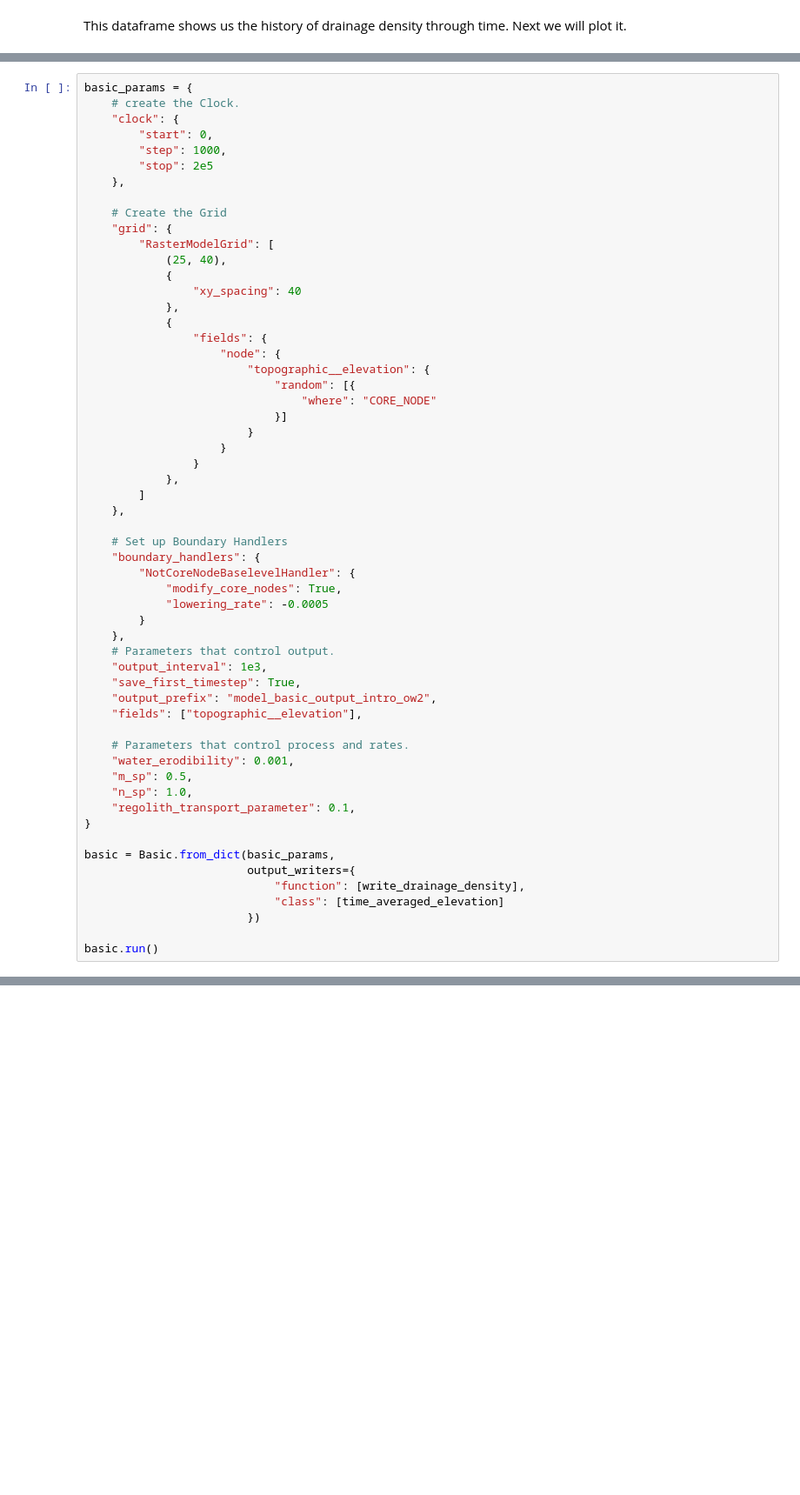
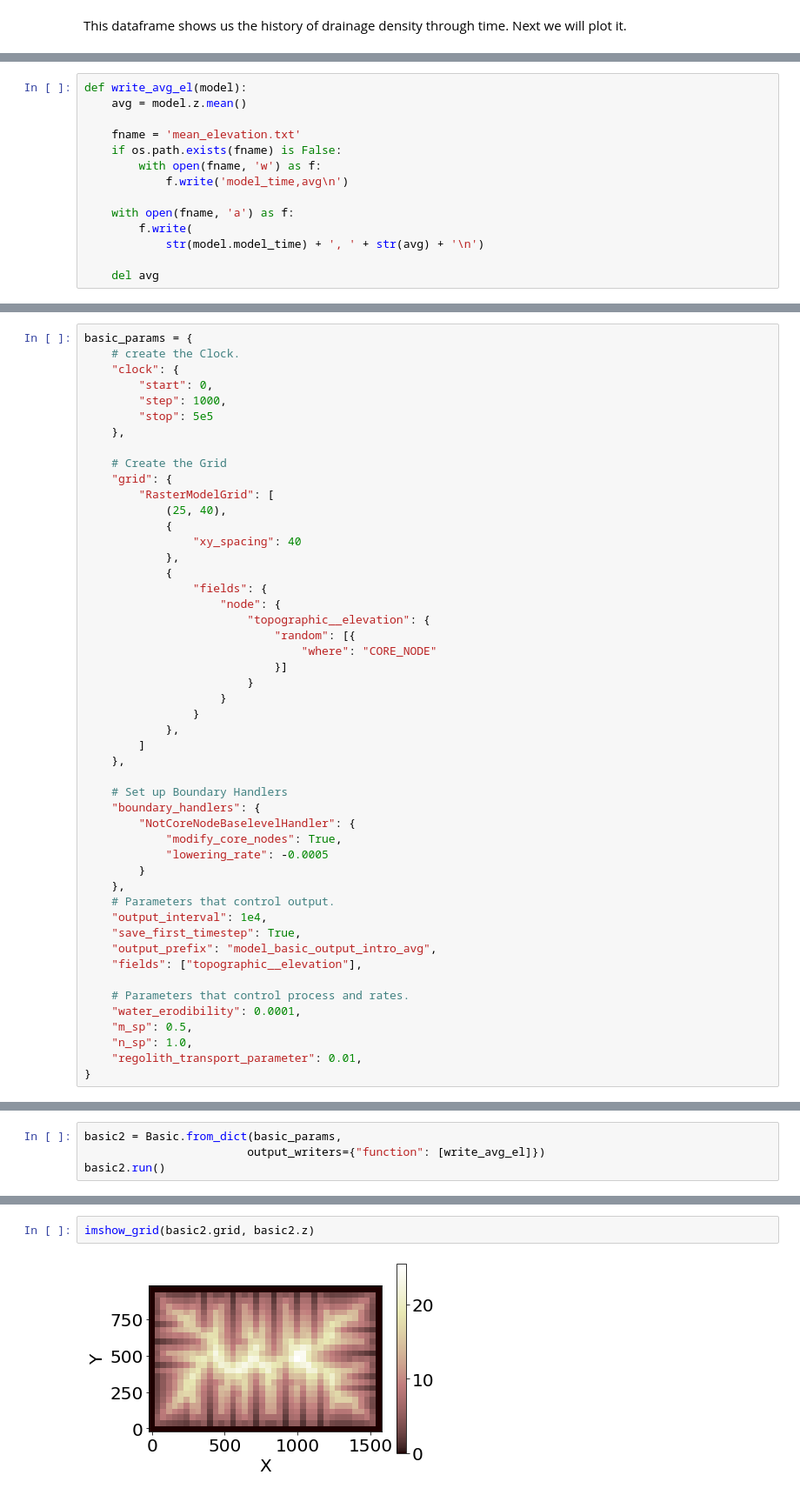
Before and after one commit to csdms/gsa-2020, a Jupyter notebook: notebooks/landlab-terrainbento/example_usage/introduction_to_output_writers.ipynb, the cells around one changed output, grey strips where cells are left out. Shown at 87% size. Cells and saved outputs as stored; diff of their text form; blank space fills up the shorter version.

```diff
--- a/notebooks/landlab-terrainbento/example_usage/introduction_to_output_writers.ipynb
+++ b/notebooks/landlab-terrainbento/example_usage/introduction_to_output_writers.ipynb
@@ -227,0 +212,14 @@ Next we run the model with the new output writer. Note that if you want to use m
+# %%
+def write_avg_el(model):
+    avg = model.z.mean()
+
+    fname = 'mean_elevation.txt'
+    if os.path.exists(fname) is False:
+        with open(fname, 'w') as f:
+            f.write('model_time,avg\n')
+
+    with open(fname, 'a') as f:
+        f.write(
+            str(model.model_time) + ', ' + str(avg) + '\n')
+
+    del avg
@@ -231,7 +233,7 @@ basic_params = {
     "clock": {
         "start": 0,
         "step": 1000,
-        "stop": 2e5
+        "stop": 5e5
     },
 
     # Create the Grid
@@ -263,22 +265,14 @@ basic_params = {
         }
     },
     # Parameters that control output.
-    "output_interval": 1e3,
+    "output_interval": 1e4,
     "save_first_timestep": True,
-    "output_prefix": "model_basic_output_intro_ow2",
+    "output_prefix": "model_basic_output_intro_avg",
     "fields": ["topographic__elevation"],
 
     # Parameters that control process and rates.
-    "water_erodibility": 0.001,
+    "water_erodibility": 0.0001,
     "m_sp": 0.5,
     "n_sp": 1.0,
-    "regolith_transport_parameter": 0.1,
+    "regolith_transport_parameter": 0.01,
 }
-
-basic = Basic.from_dict(basic_params,
-                        output_writers={
-                            "function": [write_drainage_density],
-                            "class": [time_averaged_elevation]
-                        })
-
-basic.run()
@@ -314,0 +283,4 @@ df.head()
+# %%
+basic2 = Basic.from_dict(basic_params,
+                        output_writers={"function": [write_avg_el]})
+basic2.run()
@@ -314,0 +289,4 @@ df.head()
+# %%
+imshow_grid(basic2.grid, basic2.z)
+# %% [output]
+[figure, added]
```
Also changed, not shown: parts of 34 cells of this notebook, 1 other file.
